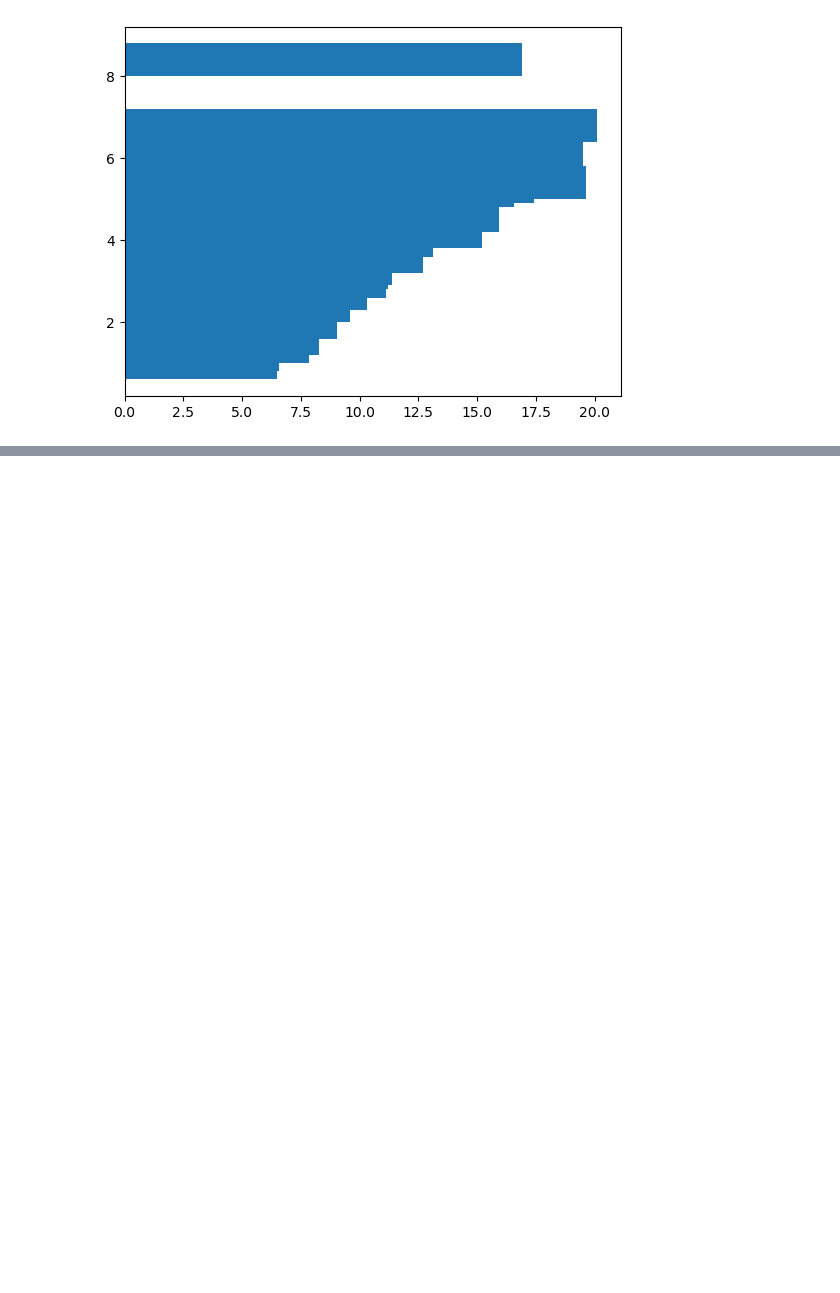
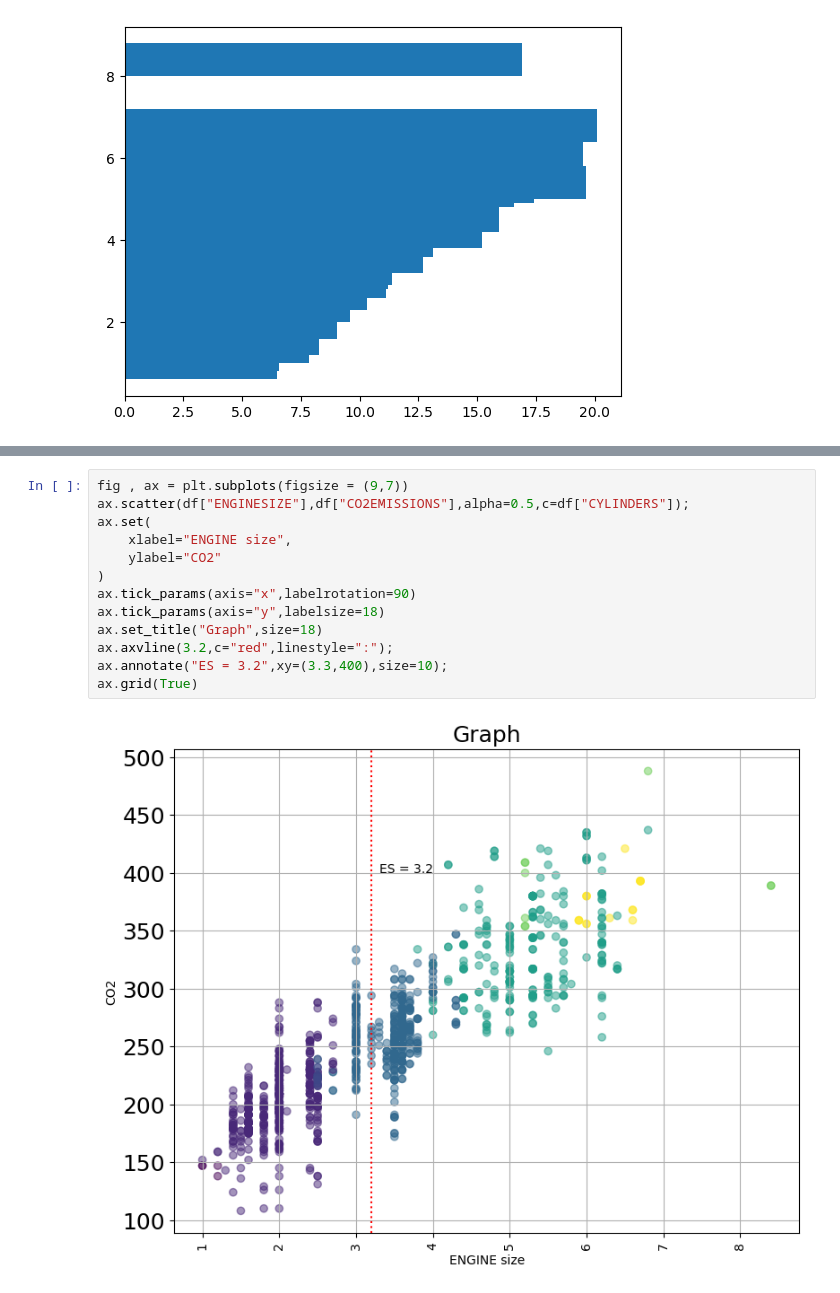
Before and after one commit to MohammadNainy/Visual, a Jupyter notebook: Matplotlib.ipynb, the cells around one changed output, grey strips where cells are left out. Cells and saved outputs as stored; diff of their text form; blank space fills up the shorter version.

```diff
--- a/Matplotlib.ipynb
+++ b/Matplotlib.ipynb
@@ -270,0 +282,15 @@ plt.bar(avg_by_ES["ENGINESIZE"],avg_by_ES["FUELCONSUMPTION_COMB"],bottom=6);
+# %%
+fig , ax = plt.subplots(figsize = (9,7))
+ax.scatter(df["ENGINESIZE"],df["CO2EMISSIONS"],alpha=0.5,c=df["CYLINDERS"]);
+ax.set(
+    xlabel="ENGINE size",
+    ylabel="CO2"
+)
+ax.tick_params(axis="x",labelrotation=90)
+ax.tick_params(axis="y",labelsize=18)
+ax.set_title("Graph",size=18)
+ax.axvline(3.2,c="red",linestyle=":");
+ax.annotate("ES = 3.2",xy=(3.3,400),size=10);
+ax.grid(True)
+# %% [output]
+[figure, added]
```
Also changed, not shown: parts of 25 cells of this notebook.
